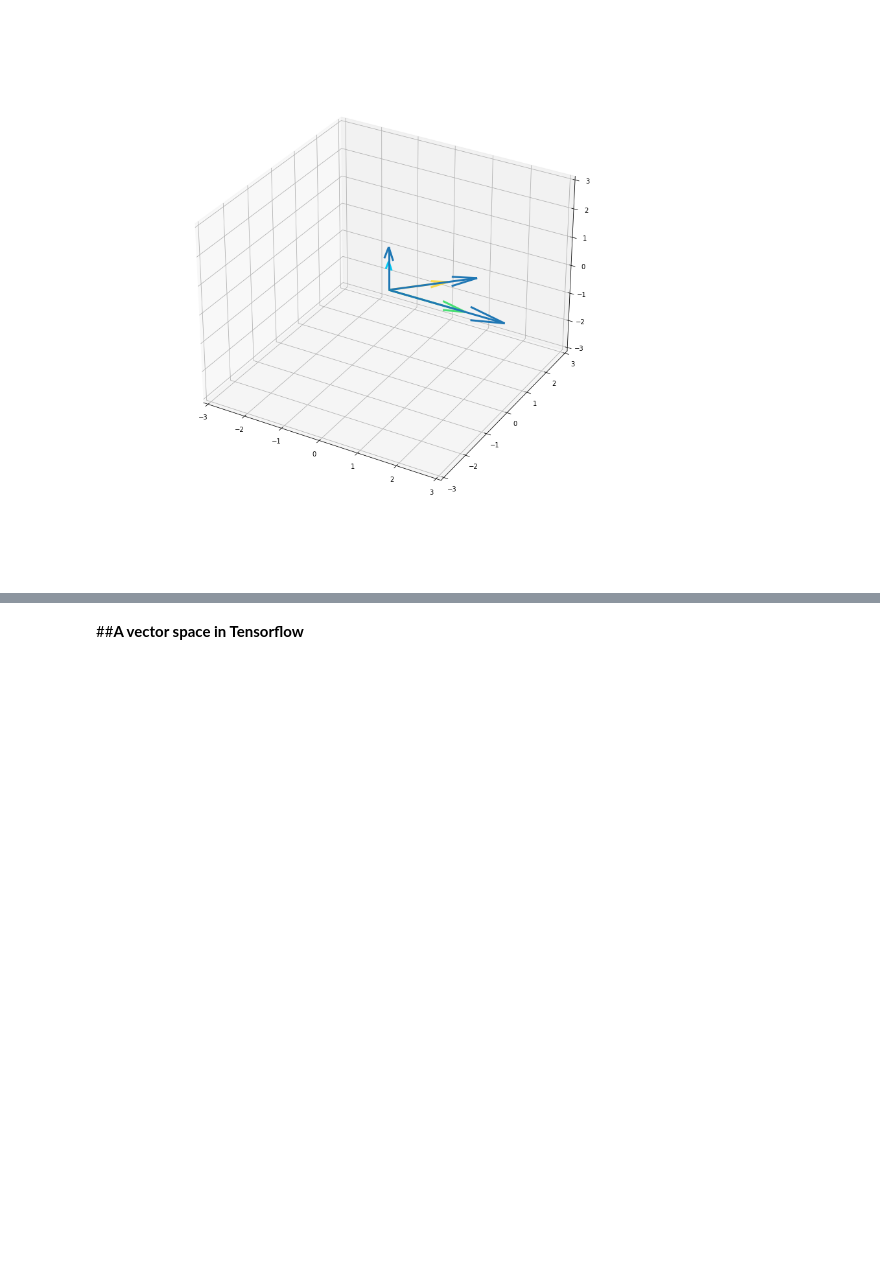
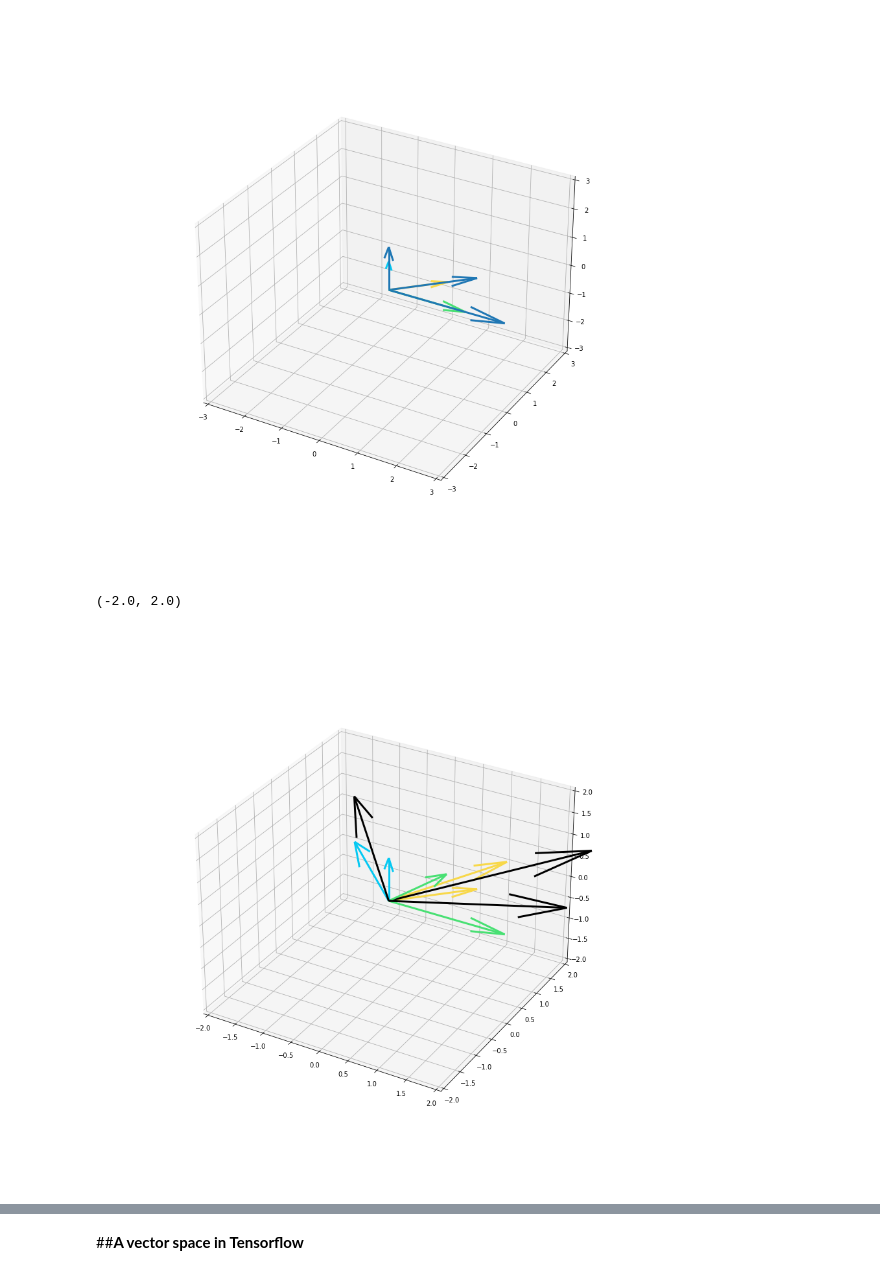
Before and after one commit to cardstdani/linalg, a Jupyter notebook: TF_Linalg.ipynb, the cells around one changed output, grey strips where cells are left out. Drawn from its saved outputs; the diff is of its cells as text; code cells hidden in the pictures; blank space fills up the shorter version.

```diff
--- a/TF_Linalg.ipynb
+++ b/TF_Linalg.ipynb
@@ -478,3 +478,31 @@ ax.set_zlim([-l, l])
 # %% [output]
 (-3.0, 3.0)
 [figure]
+# %%
+#@title `Show/Hide code` { run: "auto" }
+inputMatrix = "[[2, 1, 0], [0, 1, 0], [0, 0, 1]]" #@param {type:"string"}
+inputMatrix2 = "[[1, 1, 0], [0, 2, -1], [1, 0, 2]]" #@param {type:"string"}
+matrix = tf.transpose(tf.constant(eval(inputMatrix), dtype=tf.float64))
+matrix2 = tf.transpose(tf.constant(eval(inputMatrix2), dtype=tf.float64))
+colors = ["#48e073", "#f8d849", "#05c9f2"]
+
+fig = plt.figure(figsize=(12, 12))
+ax = fig.add_subplot(projection='3d')
+
+for i in range(len(matrix)):
+  ax.quiver(0, 0, 0, matrix[i][0], matrix[i][1], matrix[i][2], arrow_length_ratio=0.3, lw=3, color=colors[i])
+
+for i in range(len(matrix2)):
+  ax.quiver(0, 0, 0, matrix2[i][0], matrix2[i][1], matrix2[i][2], arrow_length_ratio=0.3, lw=3, color=colors[i])
+
+s= tf.add(matrix, matrix2)
+for i in range(len(s)):
+  ax.quiver(0, 0, 0, s[i][0], s[i][1], s[i][2], arrow_length_ratio=0.3, lw=3, color="#000000")
+
+l = np.max(matrix)
+ax.set_xlim([-l, l])
+ax.set_ylim([-l, l])
+ax.set_zlim([-l, l])
+# %% [output]
+(-2.0, 2.0)
+[figure, added]
```
Also changed, not shown: parts of 7 cells of this notebook.
